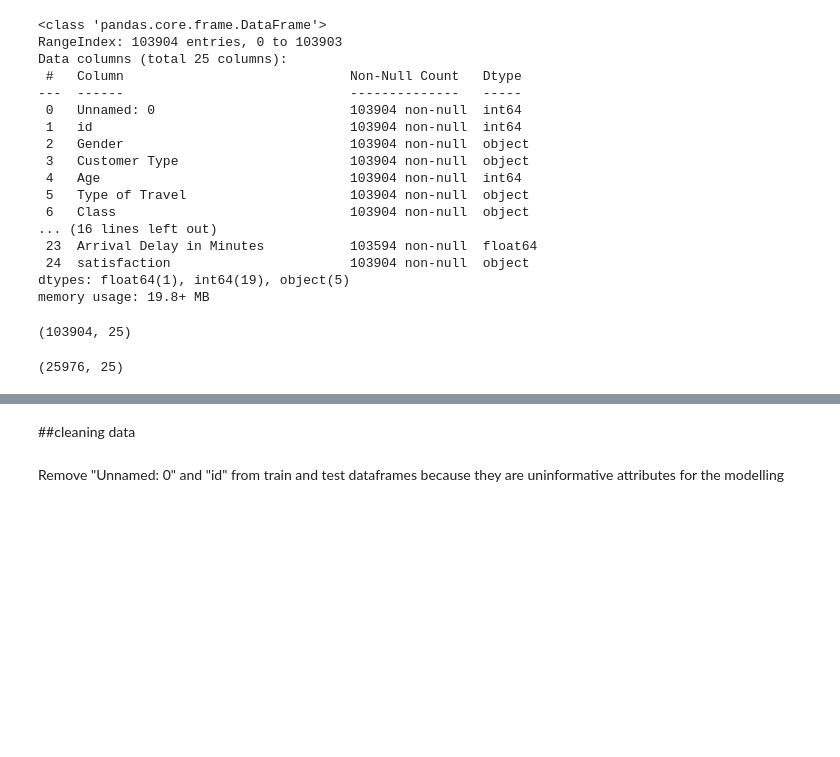
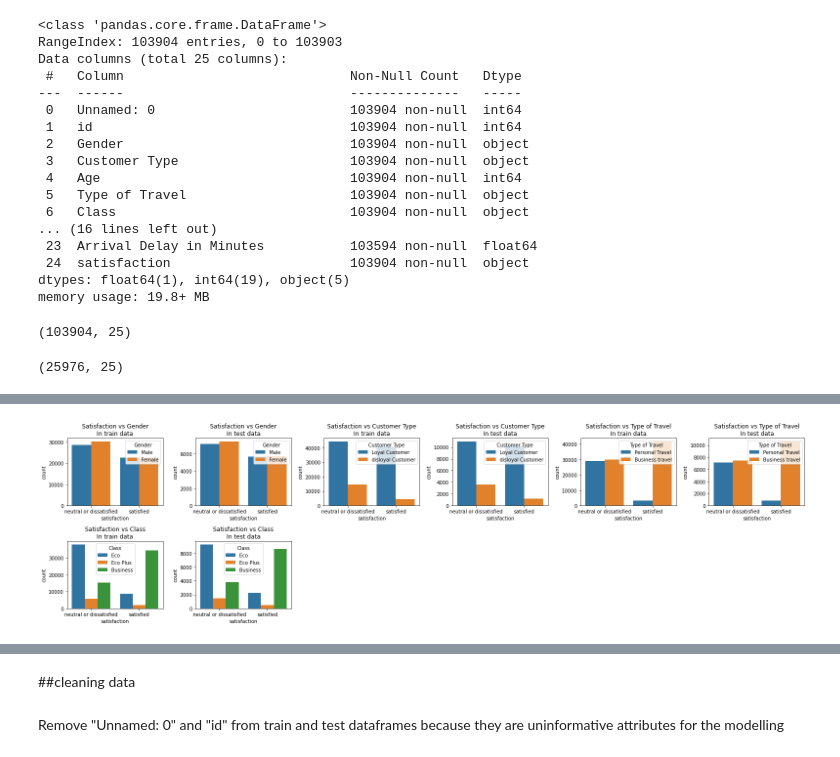
Before and after one commit to buthaina279/P4DS, a Jupyter notebook: A3_Data_Analysis_Project.ipynb, the cells around one changed output, grey strips where cells are left out. Drawn from its saved outputs; the diff is of its cells as text; code cells hidden in the pictures; blank space fills up the shorter version.

```diff
--- a/A3_Data_Analysis_Project.ipynb
+++ b/A3_Data_Analysis_Project.ipynb
@@ -536,0 +402,14 @@ viz_boxplot(airline_test, ["Age", "Flight Distance", "Departure Delay in Minutes
+# %%
+plt.figure(figsize = (22, 6))
+create_comp_plot('Gender',airline_train, 'In train data' ,["Male" , "Female"] , 2,6,1)
+create_comp_plot('Gender',airline_test , 'In test data' , ["Male" , "Female"] , 2,6,2)
+create_comp_plot('Customer Type',airline_train, 'In train data' , ["Loyal Customer" , "disloyal Customer"] , 2,6,3)
+create_comp_plot('Customer Type',airline_test , 'In test data' , ["Loyal Customer" , "disloyal Customer"] , 2,6,4)
+create_comp_plot('Type of Travel',airline_train, 'In train data' , ['Personal Travel' , 'Business travel'] , 2,6,5)
+create_comp_plot('Type of Travel',airline_test , 'In test data'  , ['Personal Travel' , 'Business travel'] , 2,6,6)
+create_comp_plot('Class',airline_train, 'In train data' , ['Eco' , 'Eco Plus' , 'Business'],2,6,7)
+create_comp_plot('Class',airline_test , 'In test data' , ['Eco' , 'Eco Plus' , 'Business'],2,6,8)
+plt.tight_layout()
+plt.show()
+# %% [output]
+[figure, added]
```
Also changed, not shown: parts of 91 cells of this notebook.
